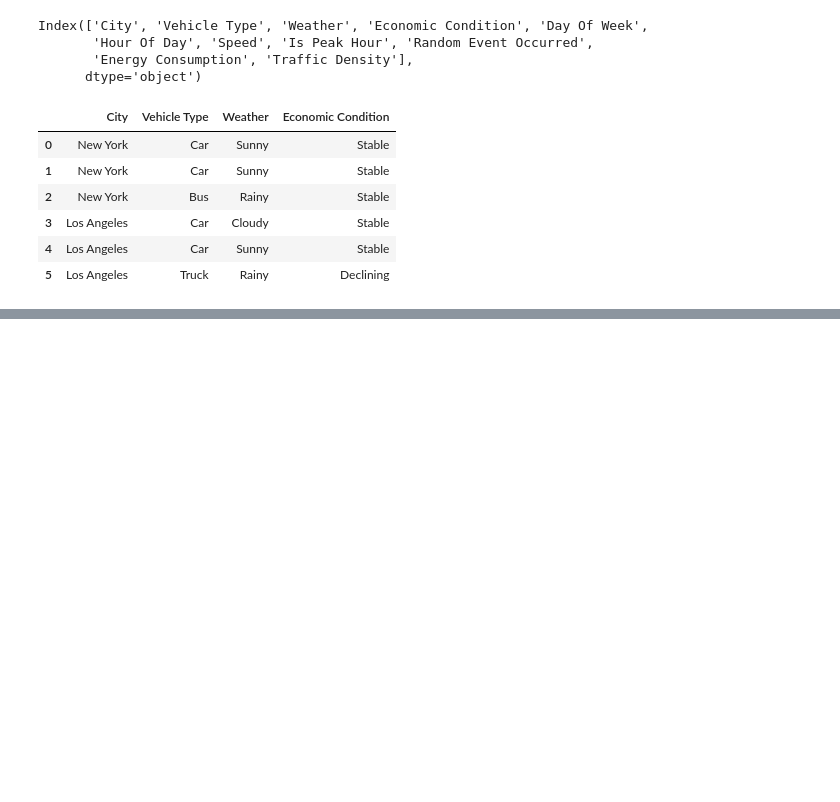
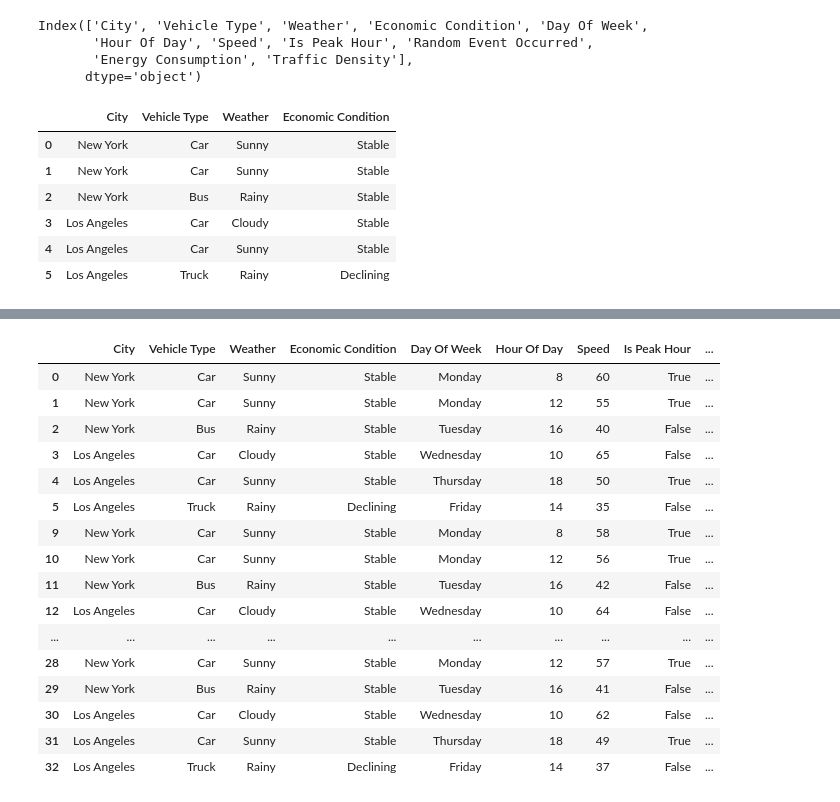
Before and after one commit to MR-ROGUE01/ai-ml-python-libraries, a Jupyter notebook: PANDAS/02_Indexing, Selecting & Assigning.ipynb, the cells around one changed output, grey strips where cells are left out. Saved outputs shown, nothing was run; the diff lists cells and outputs as text; code cells hidden in the pictures; blank space fills up the shorter version.

```diff
--- a/PANDAS/02_Indexing, Selecting & Assigning.ipynb
+++ b/PANDAS/02_Indexing, Selecting & Assigning.ipynb
@@ -189,0 +242,20 @@ data.loc[0:5,['City', 'Vehicle Type', 'Weather', 'Economic Condition']]
+# %%
+data.loc[data.City.isin(['Los Angeles','New York'])]
+# %% [output]
+|  | City | Vehicle Type | Weather | Economic Condition | Day Of Week | Hour Of Day | Speed | Is Peak Hour | ... |
+| 0 | New York | Car | Sunny | Stable | Monday | 8 | 60 | True | ... |
+| 1 | New York | Car | Sunny | Stable | Monday | 12 | 55 | True | ... |
+| 2 | New York | Bus | Rainy | Stable | Tuesday | 16 | 40 | False | ... |
+| 3 | Los Angeles | Car | Cloudy | Stable | Wednesday | 10 | 65 | False | ... |
+| 4 | Los Angeles | Car | Sunny | Stable | Thursday | 18 | 50 | True | ... |
+| 5 | Los Angeles | Truck | Rainy | Declining | Friday | 14 | 35 | False | ... |
+| 9 | New York | Car | Sunny | Stable | Monday | 8 | 58 | True | ... |
+| 10 | New York | Car | Sunny | Stable | Monday | 12 | 56 | True | ... |
+| 11 | New York | Bus | Rainy | Stable | Tuesday | 16 | 42 | False | ... |
+| 12 | Los Angeles | Car | Cloudy | Stable | Wednesday | 10 | 64 | False | ... |
+| ... | ... | ... | ... | ... | ... | ... | ... | ... | ... |
+| 28 | New York | Car | Sunny | Stable | Monday | 12 | 57 | True | ... |
+| 29 | New York | Bus | Rainy | Stable | Tuesday | 16 | 41 | False | ... |
+| 30 | Los Angeles | Car | Cloudy | Stable | Wednesday | 10 | 62 | False | ... |
+| 31 | Los Angeles | Car | Sunny | Stable | Thursday | 18 | 49 | True | ... |
+| 32 | Los Angeles | Truck | Rainy | Declining | Friday | 14 | 37 | False | ... |
```
Also changed, not shown: parts of 4 cells of this notebook.
